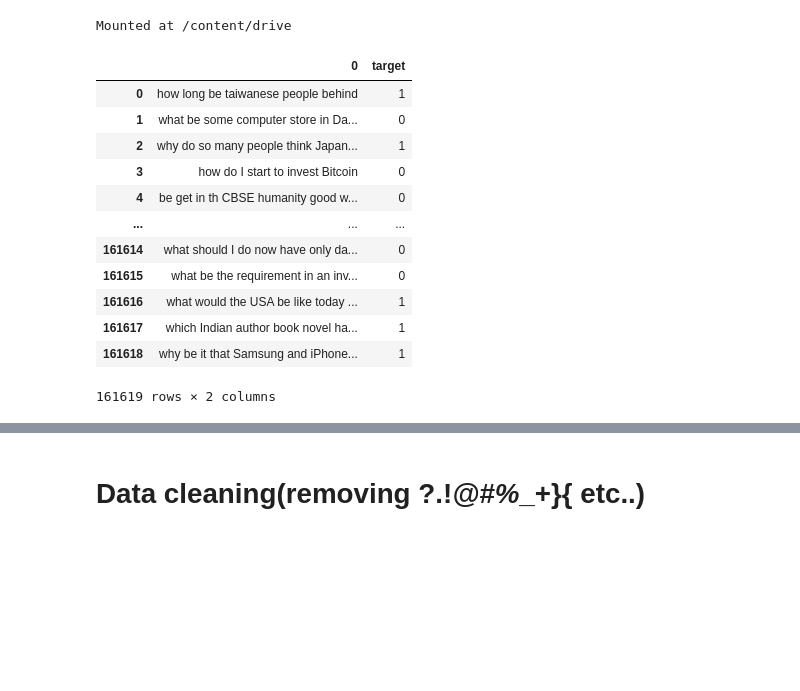
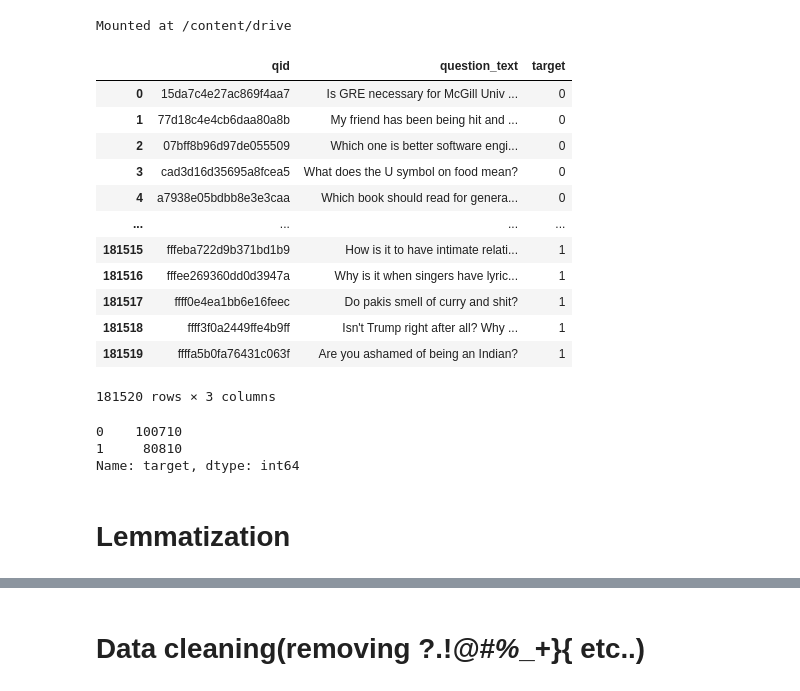
Before and after one commit to anandhulk/Quora-sincere-and-insincere-questions-classification, a Jupyter notebook: Bidirectional_moldel.ipynb, the cells around one changed output, grey strips where cells are left out. Saved outputs shown, nothing was run; the diff lists cells and outputs as text; code cells hidden in the pictures; blank space fills up the shorter version.

```diff
--- a/Bidirectional_moldel.ipynb
+++ b/Bidirectional_moldel.ipynb
@@ -22,21 +22,29 @@ drive.mount('/content/drive')
 # %% [output]
 Mounted at /content/drive
 # %%
-data=pd.read_csv('/content/drive/MyDrive/dataset-quora/primaryDataset.csv') #THIS IS THE LEMMATIZED DATA
+data=pd.read_csv('/content/drive/MyDrive/dataset-quora/quora-insincere-questions-classification.csv') #THIS IS THE LEMMATIZED DATA
 data
 # %% [output]
-|  | 0 | target |
-| 0 | how long be taiwanese people behind | 1 |
-| 1 | what be some computer store in Da... | 0 |
-| 2 | why do so many people think Japan... | 1 |
-| 3 | how do I start to invest Bitcoin | 0 |
-| 4 | be get in th CBSE humanity good w... | 0 |
-| ... | ... | ... |
-| 161614 | what should I do now have only da... | 0 |
-| 161615 | what be the requirement in an inv... | 0 |
-| 161616 | what would the USA be like today ... | 1 |
-| 161617 | which Indian author book novel ha... | 1 |
-| 161618 | why be it that Samsung and iPhone... | 1 |
+|  | qid | question_text | target |
+| 0 | 15da7c4e27ac869f4aa7 | Is GRE necessary for McGill Univ ... | 0 |
+| 1 | 77d18c4e4cb6daa80a8b | My friend has been being hit and ... | 0 |
+| 2 | 07bff8b96d97de055509 | Which one is better software engi... | 0 |
+| 3 | cad3d16d35695a8fcea5 | What does the U symbol on food mean? | 0 |
+| 4 | a7938e05bdbb8e3e3caa | Which book should read for genera... | 0 |
+| ... | ... | ... | ... |
+| 181515 | fffeba722d9b371bd1b9 | How is it to have intimate relati... | 1 |
+| 181516 | fffee269360dd0d3947a | Why is it when singers have lyric... | 1 |
+| 181517 | ffff0e4ea1bb6e16feec | Do pakis smell of curry and shit? | 1 |
+| 181518 | ffff3f0a2449ffe4b9ff | Isn't Trump right after all? Why ... | 1 |
+| 181519 | ffffa5b0fa76431c063f | Are you ashamed of being an Indian? | 1 |
-161619 rows × 2 columns
+181520 rows × 3 columns
 # %%
 data=data.dropna()
+# %%
+data.target.value_counts()
+# %% [output]
+0    100710
+1     80810
+Name: target, dtype: int64
+# %% [markdown]
+# **Lemmatization**
```
Also changed, not shown: parts of 21 cells of this notebook.
